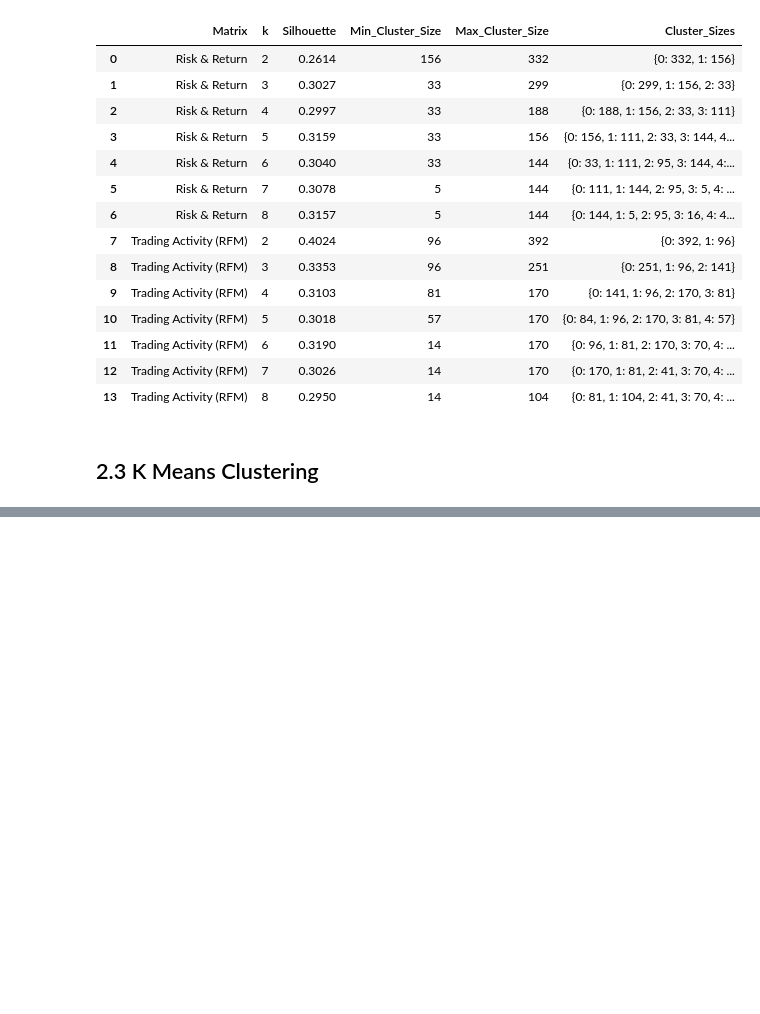
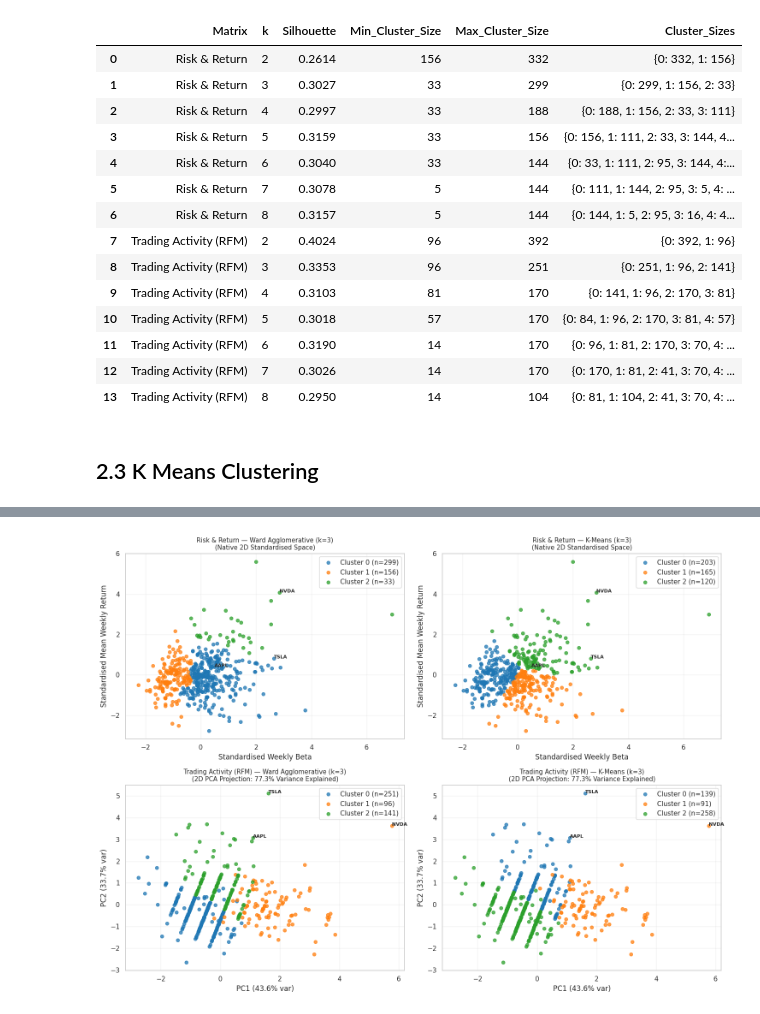
Before and after one commit to Govindu-Sathruwan/CRM-CM-CW1, a Jupyter notebook: CRM_&_CM_CW1.ipynb, the cells around one changed output, grey strips where cells are left out. Saved outputs shown, nothing was run; the diff lists cells and outputs as text; code cells hidden in the pictures; blank space fills up the shorter version.

Commit message:
Cluster profiles and algorithm comparison including 2D visualisations

```diff
--- a/CRM_&_CM_CW1.ipynb
+++ b/CRM_&_CM_CW1.ipynb
@@ -1217,0 +1220,17 @@ display(pd.concat([km_rr_eval, km_rfm_eval], ignore_index=True))
+# %%
+k_rr = 3
+k_rfm = 3
+
+# Fit the four baseline models with selected cluster counts
+agg_rr = AgglomerativeClustering(n_clusters=k_rr, linkage='ward', metric='euclidean')
+km_rr = KMeans(n_clusters=k_rr, init='k-means++', n_init=30, max_iter=500, random_state=42)
+
+agg_rfm = AgglomerativeClustering(n_clusters=k_rfm, linkage='ward', metric='euclidean')
+km_rfm = KMeans(n_clusters=k_rfm, init='k-means++', n_init=30, max_iter=500, random_state=42)
+
+# Store cluster assignments in a clean results DataFrame (488 shares)
+cluster_assignments = master_features_df.copy()
+cluster_assignments['RR_Ward_k3'] = agg_rr.fit_predict(X_risk_return)
+cluster_assignments['RR_KMeans_k3'] = km_rr.fit_predict(X_risk_return)
+cluster_assignments['RFM_Ward_k3'] = agg_rfm.fit_predict(X_trading_activity)
+cluster_assignments['RFM_KMeans_k3'] = km_rfm.fit_predict(X_trading_activity)
@@ -1217,0 +1318,68 @@ display(pd.concat([km_rr_eval, km_rfm_eval], ignore_index=True))
+# %%
+# Risk & Return is natively 2D (Standardised Beta vs Mean Weekly Return; no reduction needed)
+# Trading Activity is 3D -> Projected to 2D via PCA
+
+from sklearn.decomposition import PCA
+
+pca_rfm = PCA(n_components=2, random_state=42)
+rfm_pca_coords = pca_rfm.fit_transform(X_trading_activity)
+var_exp = pca_rfm.explained_variance_ratio_ * 100
+print(f"\nPCA on 3D Trading Activity Matrix: PC1 = {var_exp[0]:.2f}%, PC2 = {var_exp[1]:.2f}% (Total = {var_exp.sum():.2f}% variance explained)")
+
+fig, axes = plt.subplots(2, 2, figsize=(15, 11))
+palette = ['#1f77b4', '#ff7f0e', '#2ca02c']
+
+# Plot 1: Risk & Return - Ward
+for c in range(k_rr):
+    sub = X_risk_return[cluster_assignments['RR_Ward_k3'] == c]
+    axes[0, 0].scatter(sub['Beta'], sub['Mean_Weekly_Return'], label=f'Cluster {c} (n={len(sub)})', alpha=0.75, s=30, color=palette[c])
+axes[0, 0].set_title("Risk & Return — Ward Agglomerative (k=3)\n(Native 2D Standardised Space)", fontsize=10.5)
+axes[0, 0].set_xlabel("Standardised Weekly Beta")
+axes[0, 0].set_ylabel("Standardised Mean Weekly Return")
+axes[0, 0].legend()
+axes[0, 0].grid(True, alpha=0.25)
+
+# Plot 2: Risk & Return - K-Means
+for c in range(k_rr):
+    sub = X_risk_return[cluster_assignments['RR_KMeans_k3'] == c]
+    axes[0, 1].scatter(sub['Beta'], sub['Mean_Weekly_Return'], label=f'Cluster {c} (n={len(sub)})', alpha=0.75, s=30, color=palette[c])
+axes[0, 1].set_title("Risk & Return — K-Means (k=3)\n(Native 2D Standardised Space)", fontsize=10.5)
+axes[0, 1].set_xlabel("Standardised Weekly Beta")
+axes[0, 1].set_ylabel("Standardised Mean Weekly Return")
+axes[0, 1].legend()
+axes[0, 1].grid(True, alpha=0.25)
+
+# Plot 3: Trading Activity - Ward (PCA 2D Projection)
+for c in range(k_rfm):
+    mask = cluster_assignments['RFM_Ward_k3'] == c
+    axes[1, 0].scatter(rfm_pca_coords[mask, 0], rfm_pca_coords[mask, 1], label=f'Cluster {c} (n={mask.sum()})', alpha=0.75, s=30, color=palette[c])
+axes[1, 0].set_title(f"Trading Activity (RFM) — Ward Agglomerative (k=3)\n(2D PCA Projection: {var_exp.sum():.1f}% Variance Explained)", fontsize=10.5)
+axes[1, 0].set_xlabel(f"PC1 ({var_exp[0]:.1f}% var)")
+axes[1, 0].set_ylabel(f"PC2 ({var_exp[1]:.1f}% var)")
+axes[1, 0].legend()
+axes[1, 0].grid(True, alpha=0.25)
+
+# Plot 4: Trading Activity - K-Means (PCA 2D Projection)
+for c in range(k_rfm):
+    mask = cluster_assignments['RFM_KMeans_k3'] == c
+    axes[1, 1].scatter(rfm_pca_coords[mask, 0], rfm_pca_coords[mask, 1], label=f'Cluster {c} (n={mask.sum()})', alpha=0.75, s=30, color=palette[c])
+axes[1, 1].set_title(f"Trading Activity (RFM) — K-Means (k=3)\n(2D PCA Projection: {var_exp.sum():.1f}% Variance Explained)", fontsize=10.5)
+axes[1, 1].set_xlabel(f"PC1 ({var_exp[0]:.1f}% var)")
+axes[1, 1].set_ylabel(f"PC2 ({var_exp[1]:.1f}% var)")
+axes[1, 1].legend()
+axes[1, 1].grid(True, alpha=0.25)
+
+# Annotate notable outlier tickers (e.g., NVDA, AAPL, TSLA) across all 4 plots for readability
+notable_tickers = ['NVDA', 'AAPL', 'TSLA']
+for t in notable_tickers:
+    if t in cluster_assignments.index:
+        idx_pos = cluster_assignments.index.get_loc(t)
+        axes[0, 0].annotate(t, (X_risk_return.loc[t, 'Beta'], X_risk_return.loc[t, 'Mean_Weekly_Return']), fontsize=8, fontweight='bold')
+        axes[0, 1].annotate(t, (X_risk_return.loc[t, 'Beta'], X_risk_return.loc[t, 'Mean_Weekly_Return']), fontsize=8, fontweight='bold')
+        axes[1, 0].annotate(t, (rfm_pca_coords[idx_pos, 0], rfm_pca_coords[idx_pos, 1]), fontsize=8, fontweight='bold')
+        axes[1, 1].annotate(t, (rfm_pca_coords[idx_pos, 0], rfm_pca_coords[idx_pos, 1]), fontsize=8, fontweight='bold')
+
+plt.tight_layout()
+plt.savefig("task2_4_cluster_visualisations.png", dpi=300)
+plt.show()
+# %% [output]
@@ -1217,0 +1387 @@ display(pd.concat([km_rr_eval, km_rfm_eval], ignore_index=True))
+[figure, added]
```
Also changed, not shown: parts of 5 cells of this notebook.
